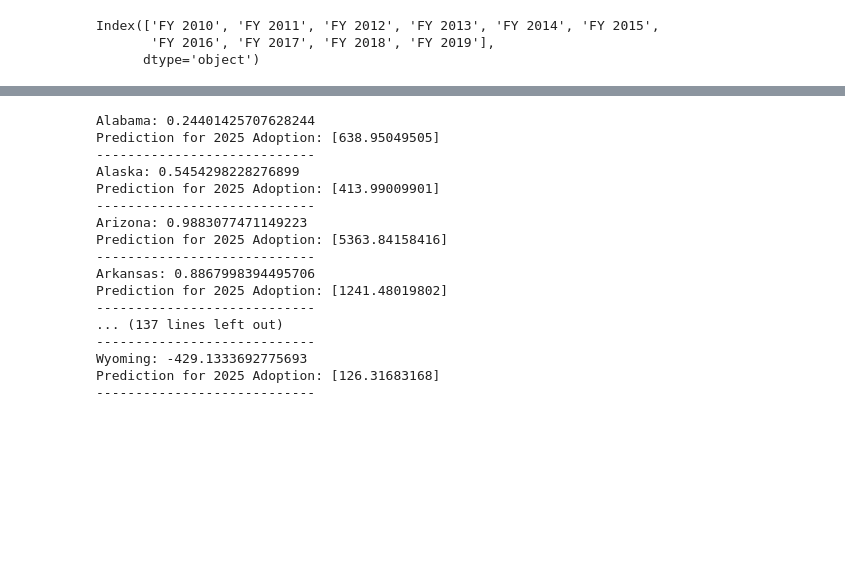
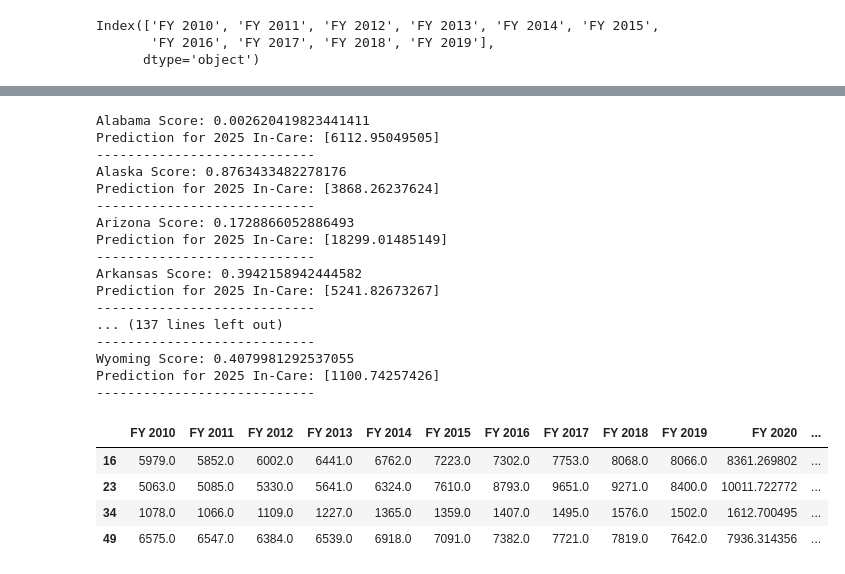
Before and after one commit to gemelodyyu/Trends-in-Foster-Care-and-Adoption, a Jupyter notebook: Foster Care Trends.ipynb, the cells around one changed output, grey strips where cells are left out. Cells and saved outputs as stored; diff of their text form; code cells hidden in the pictures; blank space fills up the shorter version.

```diff
--- a/Foster Care Trends.ipynb
+++ b/Foster Care Trends.ipynb
@@ -50,6 +52,12 @@ row
 from sklearn.linear_model import LinearRegression
 from sklearn.model_selection import train_test_split
 # %%
+# Train and score model, then demonstrate predictive ability for all states
+
+midwest = ['Illinois', 'Indiana', 'Iowa', 'Kansas', 'Michigan', 'Minnesota',
+           'Missouri', 'Nebraska', 'North Dakota', 'Ohio', 'South Dakota', 'Wisconsin']
+plot_indexes = []
+
 for index,row in years_df.iterrows():
     values = row.values.tolist()
     X = years
@@ -59,27 +67,31 @@ for index,row in years_df.iterrows():
 
     X_train, X_test, y_train, y_test = train_test_split(X, y, random_state=42)
     model.fit(X_train, y_train)
-
+    score = model.score(X_test, y_test)
+    state = states[index]
     predicted = model.predict([[2025]])
 
-    print(f"{states[index]}: {model.score(X_test, y_test)}")
-    print(f"Prediction for 2025 Adoption: {predicted}")
+    print(f"{state} Score: {score}")
+    print(f"Prediction for 2025 In-Care: {predicted}")
     print("----------------------------")
+
+    if (state in midwest) and score > .925:
+        plot_indexes.append(index)
 # %% [output]
-Alabama: 0.24401425707628244
-Prediction for 2025 Adoption: [638.95049505]
+Alabama Score: 0.002620419823441411
+Prediction for 2025 In-Care: [6112.95049505]
 ----------------------------
-Alaska: 0.5454298228276899
-Prediction for 2025 Adoption: [413.99009901]
+Alaska Score: 0.8763433482278176
+Prediction for 2025 In-Care: [3868.26237624]
 ----------------------------
-Arizona: 0.9883077471149223
-Prediction for 2025 Adoption: [5363.84158416]
+Arizona Score: 0.1728866052886493
+Prediction for 2025 In-Care: [18299.01485149]
 ----------------------------
-Arkansas: 0.8867998394495706
-Prediction for 2025 Adoption: [1241.48019802]
+Arkansas Score: 0.3942158942444582
+Prediction for 2025 In-Care: [5241.82673267]
 ----------------------------
 ... (137 lines left out)
 ----------------------------
-Wyoming: -429.1333692775693
-Prediction for 2025 Adoption: [126.31683168]
+Wyoming Score: 0.4079981292537055
+Prediction for 2025 In-Care: [1100.74257426]
 ----------------------------
@@ -85,0 +123,8 @@ Prediction for 2025 Adoption: [126.31683168]
+# %%
+plots_df_final
+# %% [output]
+|  | FY 2010 | FY 2011 | FY 2012 | FY 2013 | FY 2014 | FY 2015 | FY 2016 | FY 2017 | FY 2018 | FY 2019 | FY 2020 | ... |
+| 16 | 5979.0 | 5852.0 | 6002.0 | 6441.0 | 6762.0 | 7223.0 | 7302.0 | 7753.0 | 8068.0 | 8066.0 | 8361.269802 | ... |
+| 23 | 5063.0 | 5085.0 | 5330.0 | 5641.0 | 6324.0 | 7610.0 | 8793.0 | 9651.0 | 9271.0 | 8400.0 | 10011.722772 | ... |
+| 34 | 1078.0 | 1066.0 | 1109.0 | 1227.0 | 1365.0 | 1359.0 | 1407.0 | 1495.0 | 1576.0 | 1502.0 | 1612.700495 | ... |
+| 49 | 6575.0 | 6547.0 | 6384.0 | 6539.0 | 6918.0 | 7091.0 | 7382.0 | 7721.0 | 7819.0 | 7642.0 | 7936.314356 | ... |
```
Also changed, not shown: parts of 19 cells of this notebook, 5 other files.
